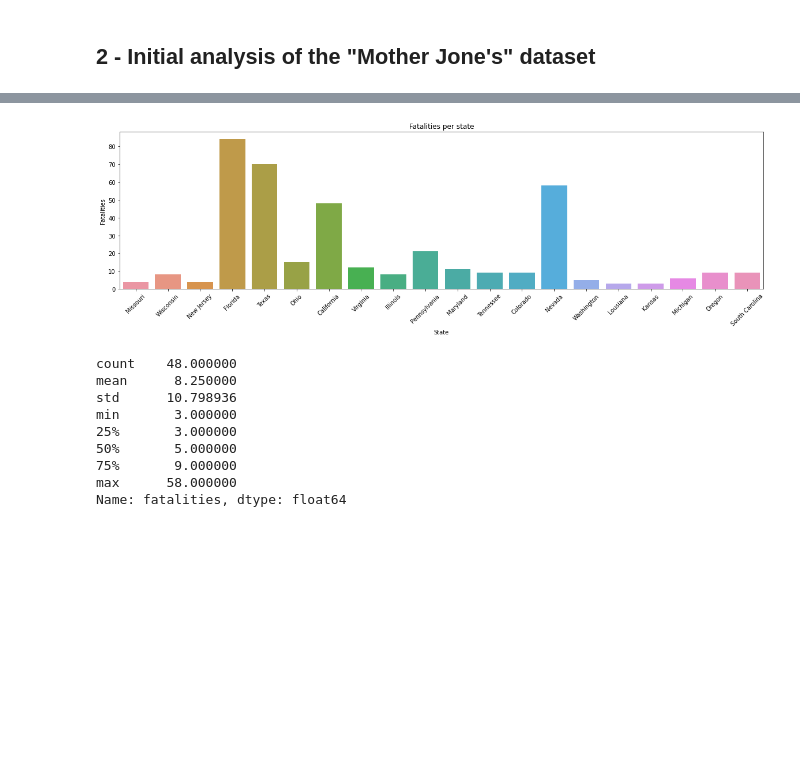
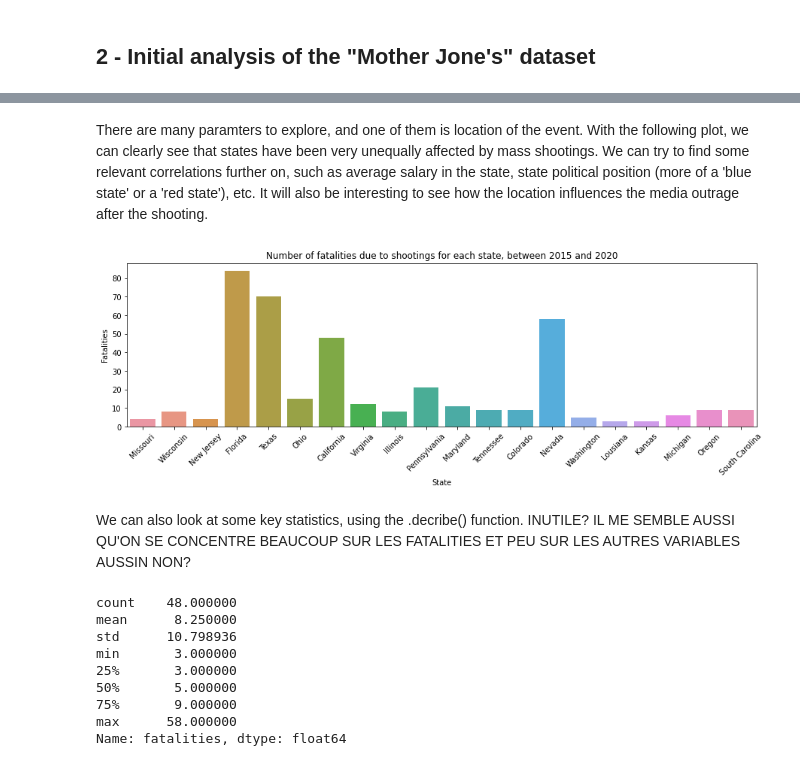
Before and after one commit to epfl-ada/ada-2021-project-clezemath, a Jupyter notebook: milestone2.ipynb, the cells around one changed output, grey strips where cells are left out. Drawn from its saved outputs; the diff is of its cells as text; code cells hidden in the pictures; blank space fills up the shorter version.

```diff
--- a/milestone2.ipynb
+++ b/milestone2.ipynb
@@ -131,20 +131,19 @@ We have also proceeded to some initial analysis of the "Mother Jone's US Mass Sh
 # %%
-# The csv file is read
-data_folder = './Data/'
-df = pd.read_csv(data_folder + 'MassShootings.csv')
+# Reading the csv file
+df = pd.read_csv('./Data/MassShootings.csv')
 
-# Unrelevant columns for the study are dropped
-df = df.drop(columns = ['year', 'summary', 'prior_signs_mental_health_issues', 'mental_health_details', 'mental_health_sources', 'sources_additional_age', 'latitude', 'longitude'])
+# Drop unrelevant columns (for our initial analysis)
+# df = df.drop(columns = ['year', 'summary', 'prior_signs_mental_health_issues', 'mental_health_details', 'mental_health_sources', 'sources_additional_age', 'latitude', 'longitude'])
 
-# Location is splited in 2 columns for better analysis
+# Two new columns: location splitted into town and state
 df[['town', 'state']] = df['location'].str.split(', ', expand = True)
 
-# Mass shooting's date is converted in datetime format for better handling
+# Convert date column to datetime format for better handling
 df['date'] = pd.to_datetime(df['date'])
 
-# Quotebank dataset is limited to years 2015-2021. Same time span is applied here
+# Quotebank dataset is limited to years 2015-2021. Need to use same time span:
 df = df.drop(df[df['date'].dt.year < 2015].index)
 df = df.drop(df[df['date'].dt.year > 2020].index)
 
-df.head()
+df.sample(n=1)
 # %% [output]
@@ -186,10 +194,18 @@ plt.show()
+# %% [markdown]
+There are many paramters to explore, and one of them is location of the event. With the following plot, we can clearly see that states have been very unequally affected by mass shootings. We can try to find some relevant correlations further on, such as average salary in the state, state political position (more of a 'blue state' or a 'red state'), etc. It will also be interesting to see how the location influences the media outrage after the shooting.
 # %%
-#ploting the number of fatalities in each state
-fig, ax = plt.subplots(figsize=(20, 5))
+# Ploting the number of fatalities per state
+
+fig, ax = plt.subplots(figsize=(15, 4))
 ax = sns.barplot(y = df['fatalities'], x = df['state'], estimator = sum, ci = None)
+
+ax.set_xlabel("State")
+ax.set_ylabel("Fatalities")
+ax.set_title("Number of fatalities due to shootings for each state, between 2015 and 2020")
 plt.xticks(rotation=45)
-ax.set(xlabel="State", ylabel="Fatalities", title="Fatalities per state")
 plt.show()
 # %% [output]
-[figure, old version]
+[figure, new version]
+# %% [markdown]
+We can also look at some key statistics, using the .decribe() function. INUTILE? IL ME SEMBLE AUSSI QU'ON SE CONCENTRE BEAUCOUP SUR LES FATALITIES ET PEU SUR LES AUTRES VARIABLES AUSSIN NON?
 # %%
```
Also changed, not shown: parts of 19 cells of this notebook.
